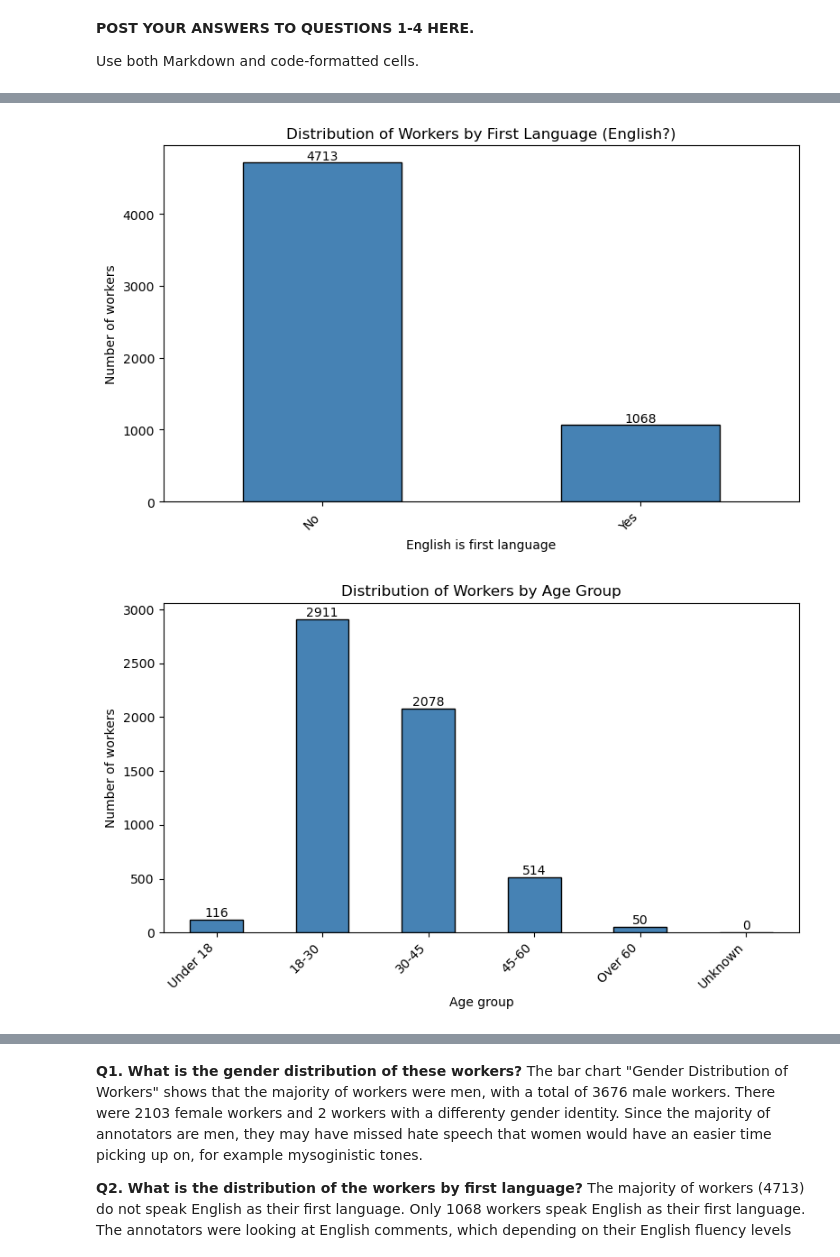
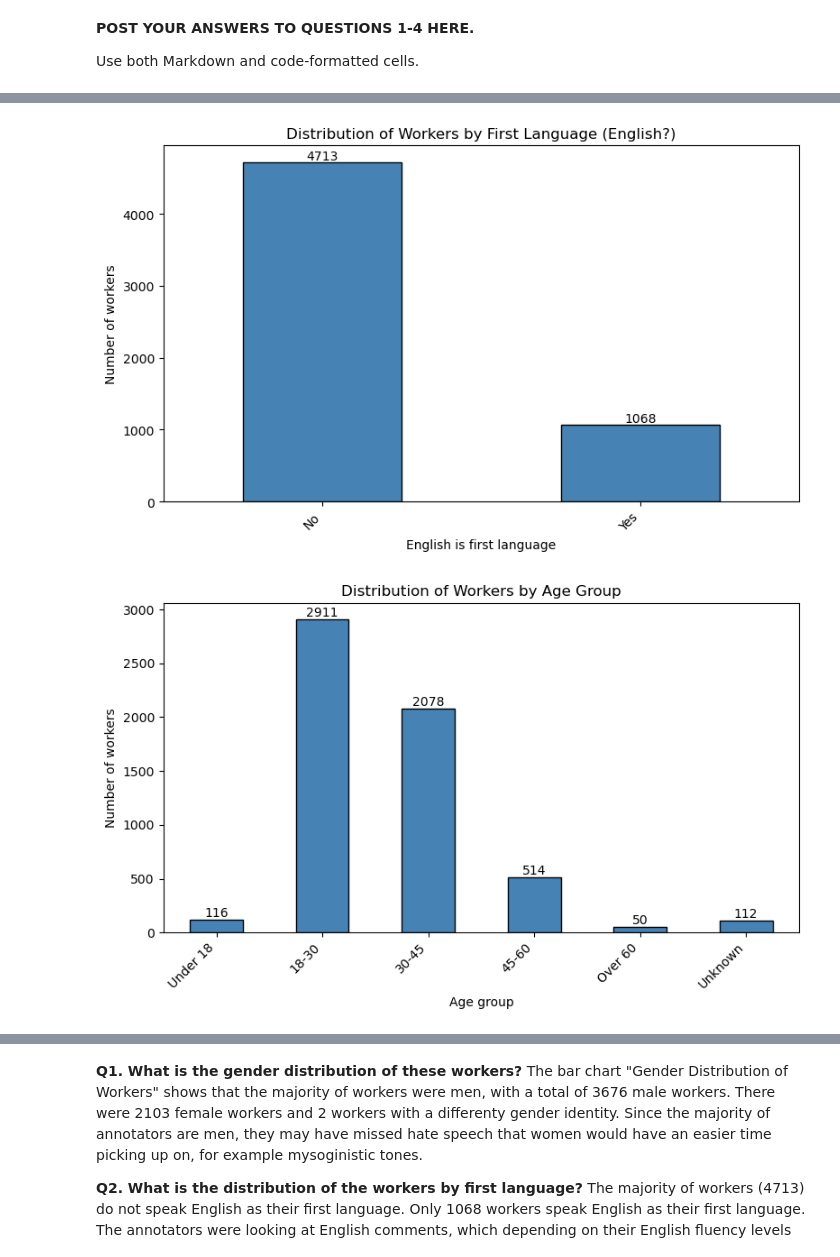
Before and after one commit to ellagebers-uw/hcde-410, a Jupyter notebook: A2/hcde410-a2.ipynb, the cells around one changed output, grey strips where cells are left out. Cells and saved outputs as stored; diff of their text form; code cells hidden in the pictures.

Commit message:
Fixed unknown values to display on bar chart

```diff
--- a/A2/hcde410-a2.ipynb
+++ b/A2/hcde410-a2.ipynb
@@ -422,6 +422,7 @@ import matplotlib.pyplot as plt
 
 # Build the DataFrame directly from the list of dictionaries
 df = pd.DataFrame(all_annotators)
+df = df.replace("", pd.NA)
 
 def bar_chart(column, title, xlabel, filename, sort_by_label=False, order=None):
     """Count the values in a column and draw/save a labelled bar chart."""
@@ -438,35 +439,34 @@ def bar_chart(column, title, xlabel, filename, sort_by_label=False, order=None):
     plt.xticks(rotation=45, ha="right")
 
     # Write the count above each bar
     for container in ax.containers:
         ax.bar_label(container)
 
     plt.tight_layout()
     plt.savefig(filename, dpi=150)
     plt.show()
 
-
 # Q1. Gender distribution
 bar_chart("gender", "Gender Distribution of Workers", "Gender", "q1_gender.png")
 
 # Q2. Distribution by first language (English as first language: yes/no)
 df["english_first_language"] = df["english_first_language"].map({"0": "No", "1": "Yes"})
 bar_chart("english_first_language", "Distribution of Workers by First Language (English?)",
           "English is first language", "q2_first_language.png")
 
 # Q3. Distribution by age group ("Under 18" first)
 age_order = ["Under 18", "18-30", "30-45", "45-60", "Over 60", "Unknown"]
 bar_chart("age_group", "Distribution of Workers by Age Group", "Age group",
           "q3_age_group.png", order=age_order)
 
 # Q4. Distribution by education level (none -> professional)
 education_order = ["none", "hs", "some", "bachelors", "masters", "doctorate", "professional"]
 bar_chart("education", "Distribution of Workers by Education Level",
           "Education level", "q4_education.png", order=education_order)
 # %% [output]
 [figure]
 [figure]
-[figure, old version]
+[figure, new version]
 [figure]
 # %% [markdown]
 **Q1. What is the gender distribution of these workers?**
```
Also changed, not shown: parts of 2 cells of this notebook.
